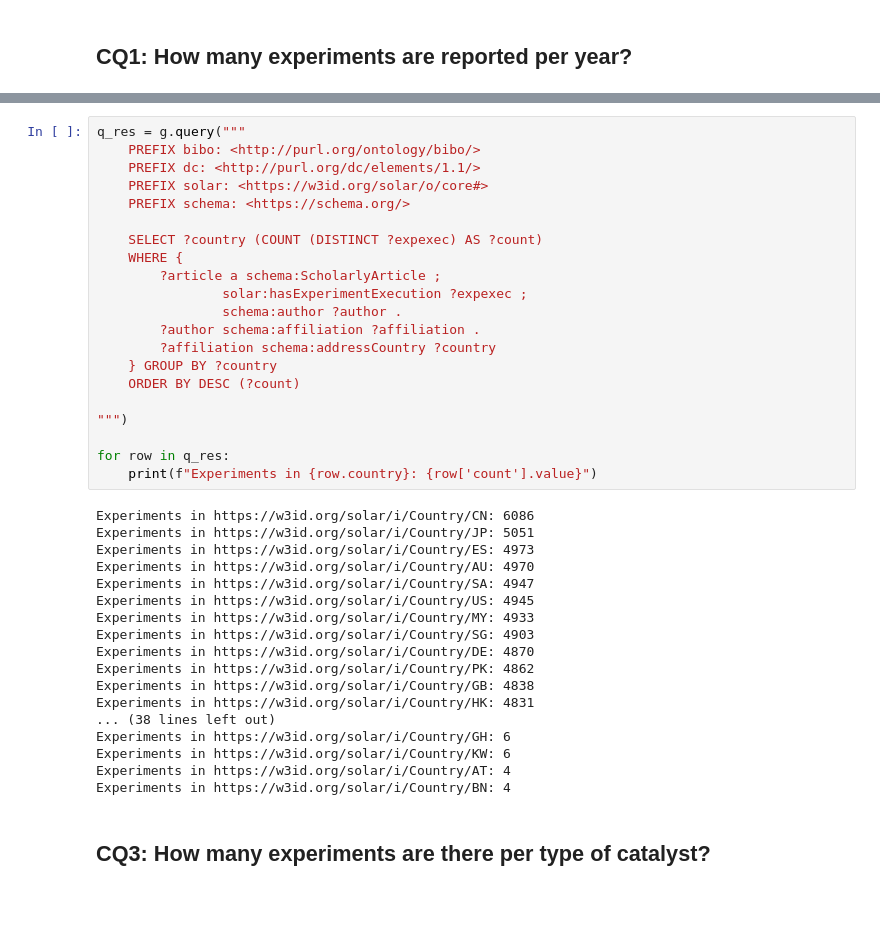
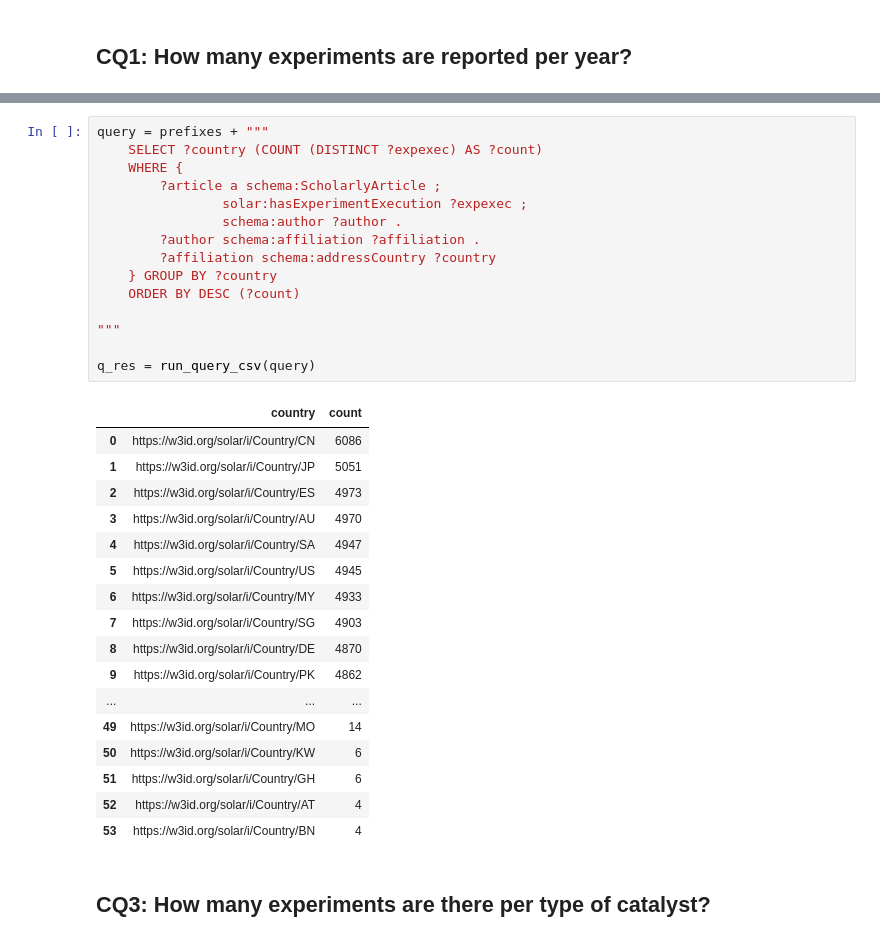
Before and after one commit to SolarChem/solarchem-ontology, a Jupyter notebook: knowledge-graph/querying.ipynb, the cells around one changed output, grey strips where cells are left out. Saved outputs shown, nothing was run; the diff lists cells and outputs as text; blank space fills up the shorter version.

```diff
--- a/knowledge-graph/querying.ipynb
+++ b/knowledge-graph/querying.ipynb
@@ -547,42 +471,36 @@ Experiments in 1979: 7
 # %%
-q_res = g.query("""
-    PREFIX bibo: <http://purl.org/ontology/bibo/>
-    PREFIX dc: <http://purl.org/dc/elements/1.1/>
-    PREFIX solar: <https://w3id.org/solar/o/core#>
-    PREFIX schema: <https://schema.org/>
-
+query = prefixes + """
     SELECT ?country (COUNT (DISTINCT ?expexec) AS ?count)
     WHERE {
         ?article a schema:ScholarlyArticle ;
                 solar:hasExperimentExecution ?expexec ;
                 schema:author ?author .
         ?author schema:affiliation ?affiliation .
         ?affiliation schema:addressCountry ?country
     } GROUP BY ?country
     ORDER BY DESC (?count)
 
-""")
+"""
 
-for row in q_res:
-    print(f"Experiments in {row.country}: {row['count'].value}")
+q_res = run_query_csv(query)
 # %% [output]
-Experiments in https://w3id.org/solar/i/Country/CN: 6086
-Experiments in https://w3id.org/solar/i/Country/JP: 5051
-Experiments in https://w3id.org/solar/i/Country/ES: 4973
-Experiments in https://w3id.org/solar/i/Country/AU: 4970
-Experiments in https://w3id.org/solar/i/Country/SA: 4947
-Experiments in https://w3id.org/solar/i/Country/US: 4945
-Experiments in https://w3id.org/solar/i/Country/MY: 4933
-Experiments in https://w3id.org/solar/i/Country/SG: 4903
-Experiments in https://w3id.org/solar/i/Country/DE: 4870
-Experiments in https://w3id.org/solar/i/Country/PK: 4862
-Experiments in https://w3id.org/solar/i/Country/GB: 4838
-Experiments in https://w3id.org/solar/i/Country/HK: 4831
-... (38 lines left out)
-Experiments in https://w3id.org/solar/i/Country/GH: 6
-Experiments in https://w3id.org/solar/i/Country/KW: 6
-Experiments in https://w3id.org/solar/i/Country/AT: 4
-Experiments in https://w3id.org/solar/i/Country/BN: 4
+|  | country | count |
+| 0 | https://w3id.org/solar/i/Country/CN | 6086 |
+| 1 | https://w3id.org/solar/i/Country/JP | 5051 |
+| 2 | https://w3id.org/solar/i/Country/ES | 4973 |
+| 3 | https://w3id.org/solar/i/Country/AU | 4970 |
+| 4 | https://w3id.org/solar/i/Country/SA | 4947 |
+| 5 | https://w3id.org/solar/i/Country/US | 4945 |
+| 6 | https://w3id.org/solar/i/Country/MY | 4933 |
+| 7 | https://w3id.org/solar/i/Country/SG | 4903 |
+| 8 | https://w3id.org/solar/i/Country/DE | 4870 |
+| 9 | https://w3id.org/solar/i/Country/PK | 4862 |
+| ... | ... | ... |
+| 49 | https://w3id.org/solar/i/Country/MO | 14 |
+| 50 | https://w3id.org/solar/i/Country/KW | 6 |
+| 51 | https://w3id.org/solar/i/Country/GH | 6 |
+| 52 | https://w3id.org/solar/i/Country/AT | 4 |
+| 53 | https://w3id.org/solar/i/Country/BN | 4 |
 # %% [markdown]
 ## CQ3: How many experiments are there per type of catalyst?
 # %%
```
Also changed, not shown: parts of 29 cells of this notebook.
